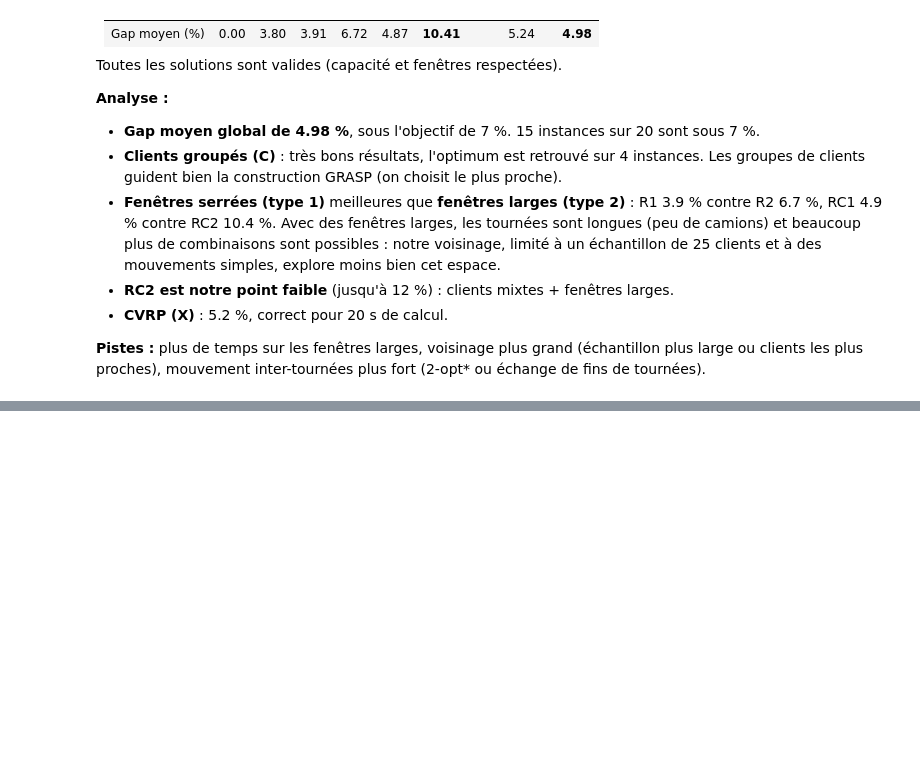
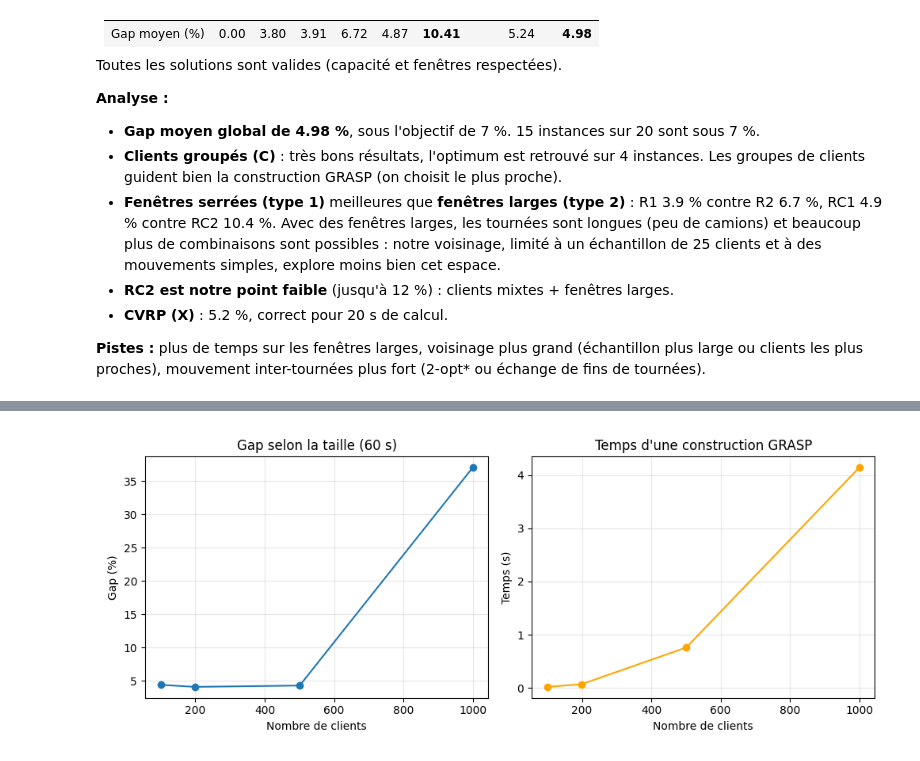
Before and after one commit to gautier111-fr/projet-smart, a Jupyter notebook: Projet_Smart.ipynb, the cells around one changed output, grey strips where cells are left out. Saved outputs shown, nothing was run; the diff lists cells and outputs as text; code cells hidden in the pictures; blank space fills up the shorter version.

```diff
--- a/Projet_Smart.ipynb
+++ b/Projet_Smart.ipynb
@@ -1305,0 +1572,4 @@ Toutes les solutions sont valides (capacité et fenêtres respectées).
+# %%
+Image('resultats/3_taille.png')
+# %% [output]
+[figure, added]
```
Also changed, not shown: parts of 13 cells of this notebook, 17 other files.
